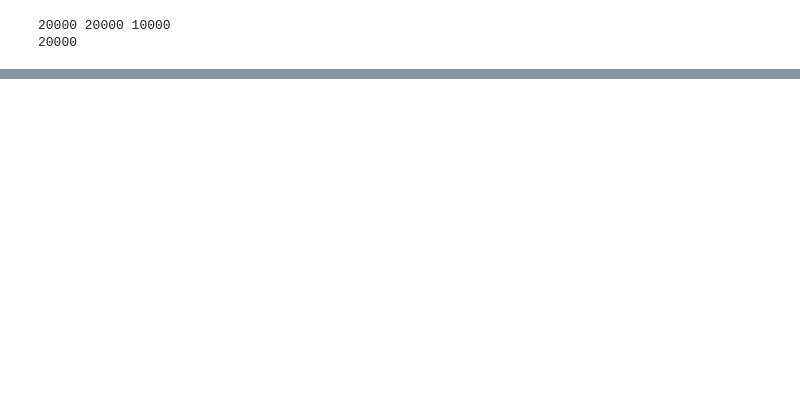
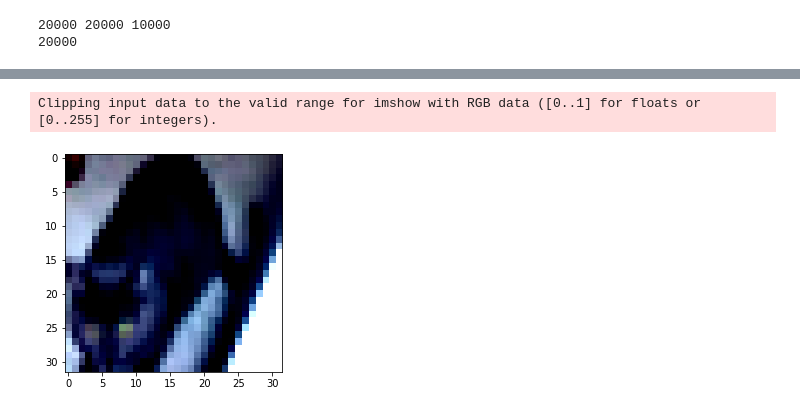
Before and after one commit to lnpandey/IITM_Research_Interpretability_of_Attention_Networks, a Jupyter notebook: CODS_COMAD/CIN/CIFAR_10k_simple_cnn_2layers.ipynb, the cells around one changed output, grey strips where cells are left out. Saved outputs shown, nothing was run; the diff lists cells and outputs as text; code cells hidden in the pictures; blank space fills up the shorter version.

```diff
--- a/CODS_COMAD/CIN/CIFAR_10k_simple_cnn_2layers.ipynb
+++ b/CODS_COMAD/CIN/CIFAR_10k_simple_cnn_2layers.ipynb
@@ -88,11 +132,11 @@ def create_mosaic_img(bg_idx,fg_idx,fg):
   j=0
   for i in range(9):
     if i != fg:
-      image_list.append(background_data[bg_idx[j]].type("torch.DoubleTensor"))
+      image_list.append(background_data[bg_idx[j]])
       j+=1
     else:
-      image_list.append(foreground_data[fg_idx].type("torch.DoubleTensor"))
-      label = foreground_label[fg_idx]  #-7  # minus 7 because our fore ground classes are 7,8,9 but we have to store it as 0,1,2
+      image_list.append(foreground_data[fg_idx])
+      label = foreground_label[fg_idx] - fg1  # minus fg1 because our fore ground classes are fg1,fg2,fg3 but we have to store it as 0,1,2
   #image_list = np.concatenate(image_list ,axis=0)
   image_list = torch.stack(image_list)
   return image_list,label
@@ -101,11 +145,17 @@ desired_num = 20000
 mosaic_list_of_images =[]      # list of mosaic images, each mosaic image is saved as list of 9 images
 fore_idx =[]                   # list of indexes at which foreground image is present in a mosaic image i.e from 0 to 9
 mosaic_label=[]                # label of mosaic image = foreground class present in that mosaic
+list_set_labels = []
 for i in range(desired_num):
+  set_idx = set()
+  np.random.seed(i)
   bg_idx = np.random.randint(0,35000,8)
+  set_idx = set(background_label[bg_idx].tolist())
   fg_idx = np.random.randint(0,15000)
+  set_idx.add(foreground_label[fg_idx].item())
   fg = np.random.randint(0,9)
   fore_idx.append(fg)
   image_list,label = create_mosaic_img(bg_idx,fg_idx,fg)
   mosaic_list_of_images.append(image_list)
   mosaic_label.append(label)
+  list_set_labels.append(set_idx)
@@ -151,0 +193,5 @@ def create_avg_image_from_mosaic_dataset(mosaic_dataset,labels,foreground_index,
+# %%
+imshow(mosaic_list_of_images[0][2])
+# %% [output]
+Clipping input data to the valid range for imshow with RGB data ([0..1] for floats or [0..255] for integers).
+[figure, added]
```
Also changed, not shown: parts of 31 cells of this notebook, 2 other files.
